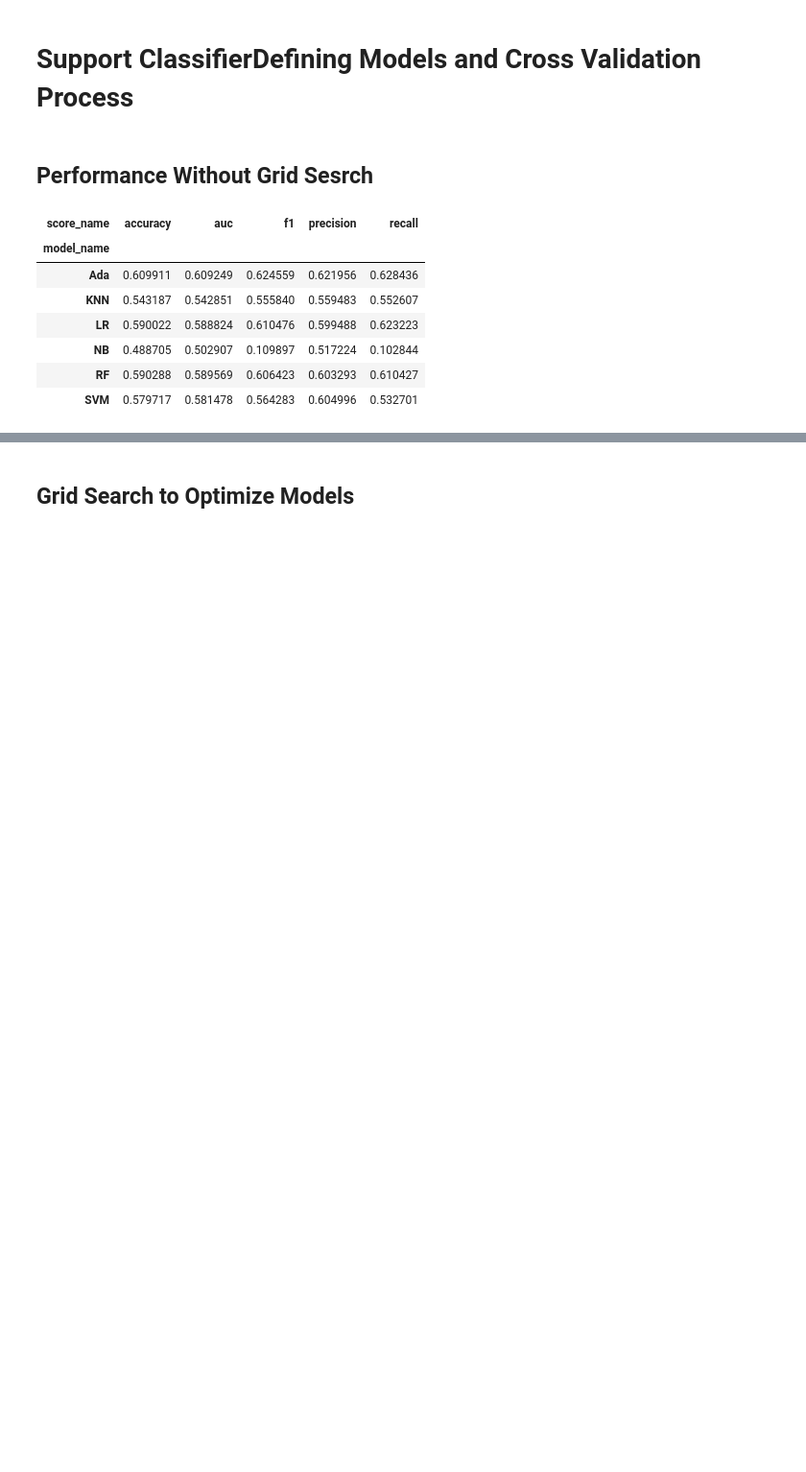
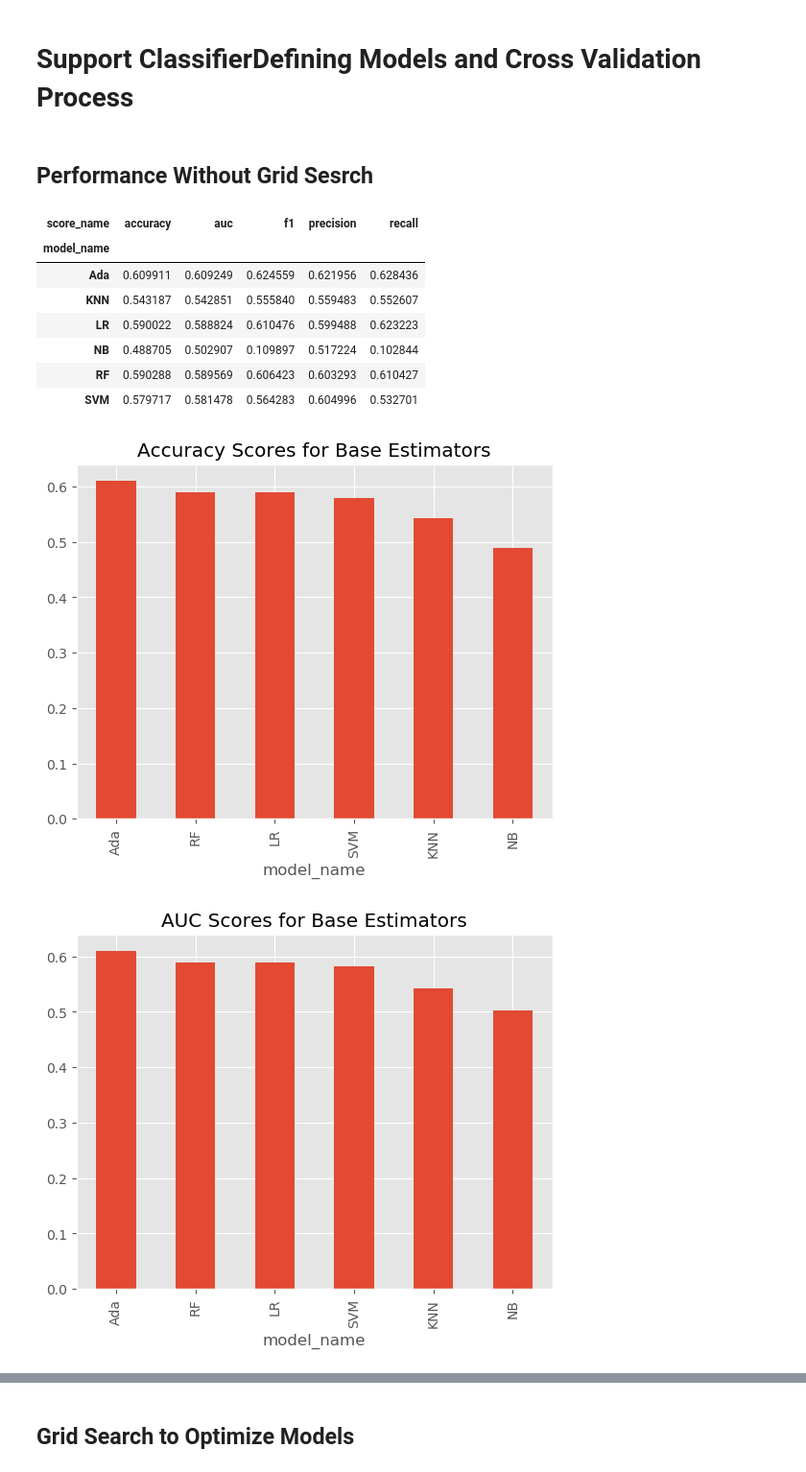
Before and after one commit to hebernielsen/DM-7331-Project-2, a Jupyter notebook: MSDS7330_Project2_CRISP-DM_Team_Copy.ipynb, the cells around one changed output, grey strips where cells are left out. Shown at 96% size. Saved outputs shown, nothing was run; the diff lists cells and outputs as text; code cells hidden in the pictures; blank space fills up the shorter version.

```diff
--- a/MSDS7330_Project2_CRISP-DM_Team_Copy.ipynb
+++ b/MSDS7330_Project2_CRISP-DM_Team_Copy.ipynb
@@ -809,18 +868,39 @@ for train_idx, test_idx in kf.split(X, y):
 # %% [markdown]
 ## Performance Without Grid Sesrch
 # %%
-(model_results
+results = (model_results
  .groupby(['model_name', 'score_name'])
  .agg(np.mean)
  .reset_index()
  .pivot_table(index='model_name', columns='score_name',
               values='score_value', aggfunc=np.mean))
+
+#results.rename(columns={'model_name':'Estimator'}, inplace=True)
-# %% [output]
-| score_name | accuracy | auc | f1 | precision | recall |
-| model_name |  |  |  |  |  |
-| Ada | 0.609911 | 0.609249 | 0.624559 | 0.621956 | 0.628436 |
-| KNN | 0.543187 | 0.542851 | 0.555840 | 0.559483 | 0.552607 |
-| LR | 0.590022 | 0.588824 | 0.610476 | 0.599488 | 0.623223 |
-| NB | 0.488705 | 0.502907 | 0.109897 | 0.517224 | 0.102844 |
-| RF | 0.590288 | 0.589569 | 0.606423 | 0.603293 | 0.610427 |
-| SVM | 0.579717 | 0.581478 | 0.564283 | 0.604996 | 0.532701 |
+# %%
+display(results)
+results['accuracy'].sort_values(ascending=False).plot(kind='bar')
+plt.title('Accuracy Scores for Base Estimators')
+plt.figure()
+results['auc'].sort_values(ascending=False).plot(kind='bar')
+plt.title('AUC Scores for Base Estimators')
+plt.figure()
+results['f1'].sort_values(ascending=False).plot(kind='bar')
+plt.title('f1 Scores for Base Estimators')
+plt.figure()
+results['precision'].sort_values(ascending=False).plot(kind='bar')
+plt.title('Precision Scores for Base Estimators')
+plt.figure()
+results['recall'].sort_values(ascending=False).plot(kind='bar')
+plt.title('Recall Scores for Base Estimators')
+plt.show()
+# %% [output]
+| score_name | accuracy | auc | f1 | precision | recall |
+| model_name |  |  |  |  |  |
+| Ada | 0.609911 | 0.609249 | 0.624559 | 0.621956 | 0.628436 |
+| KNN | 0.543187 | 0.542851 | 0.555840 | 0.559483 | 0.552607 |
+| LR | 0.590022 | 0.588824 | 0.610476 | 0.599488 | 0.623223 |
+| NB | 0.488705 | 0.502907 | 0.109897 | 0.517224 | 0.102844 |
+| RF | 0.590288 | 0.589569 | 0.606423 | 0.603293 | 0.610427 |
+| SVM | 0.579717 | 0.581478 | 0.564283 | 0.604996 | 0.532701 |
+[figure, added]
+[figure, added]
```
Also changed, not shown: parts of 24 cells of this notebook.
